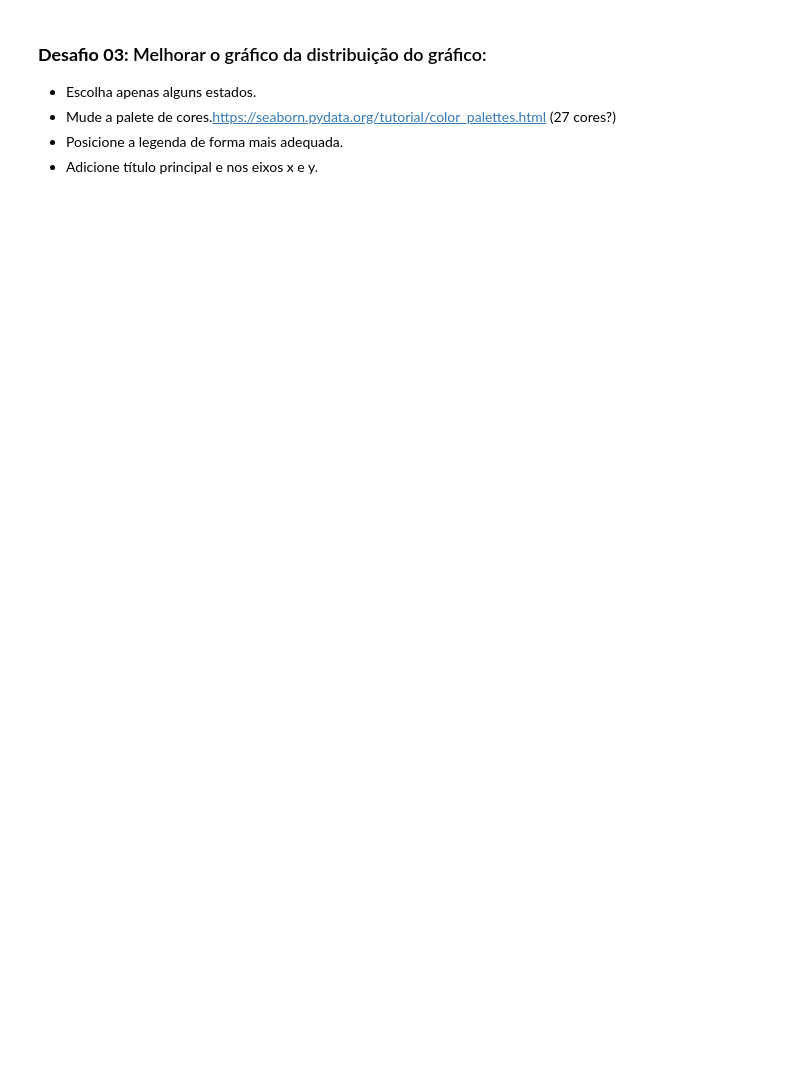
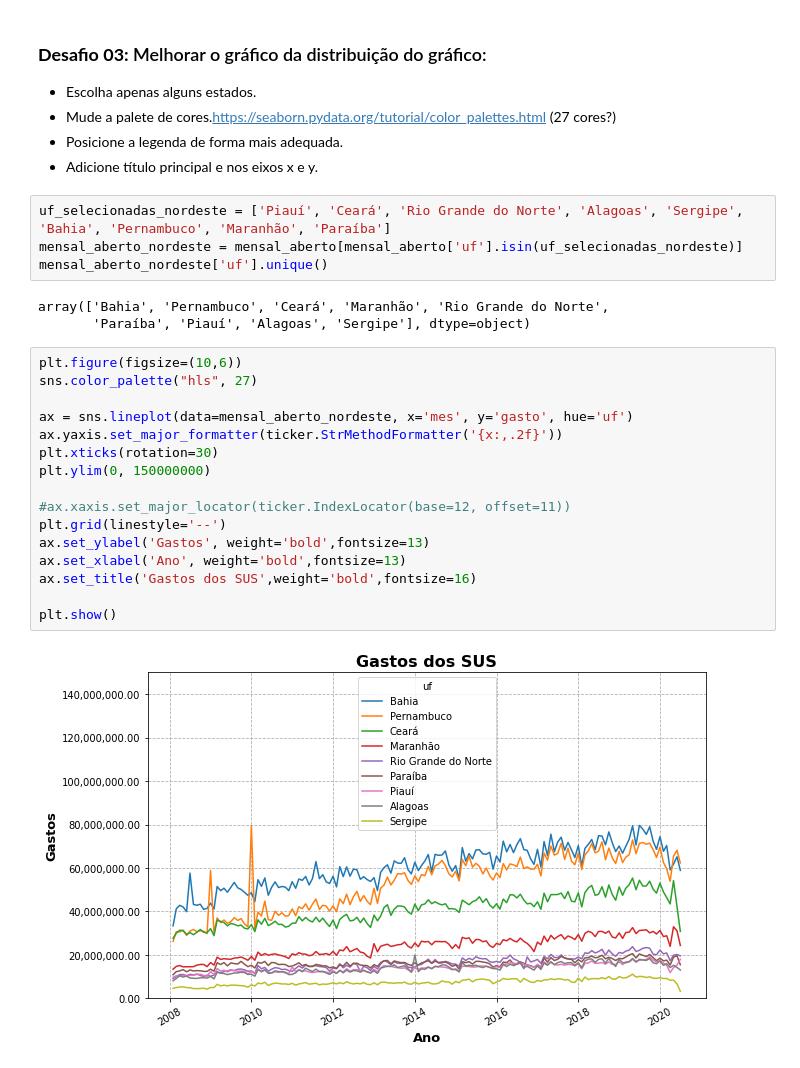
Before and after one commit to gustavopierre/data_science_portfolio, a Jupyter notebook: BootcampAlura_GustavoPierre.ipynb, the cells around one changed output. Cells and saved outputs as stored; diff of their text form; blank space fills up the shorter version.

```diff
--- a/BootcampAlura_GustavoPierre.ipynb
+++ b/BootcampAlura_GustavoPierre.ipynb
@@ -1607,3 +1688,28 @@ plt.show()
 * Mude a palete de cores.[https://seaborn.pydata.org/tutorial/color_palettes.html](https://seaborn.pydata.org/tutorial/color_palettes.html) (27 cores?)
 * Posicione a legenda de forma mais adequada.
 * Adicione título principal e nos eixos x e y.
+# %%
+uf_selecionadas_nordeste = ['Piauí', 'Ceará', 'Rio Grande do Norte', 'Alagoas', 'Sergipe', 'Bahia', 'Pernambuco', 'Maranhão', 'Paraíba']
+mensal_aberto_nordeste = mensal_aberto[mensal_aberto['uf'].isin(uf_selecionadas_nordeste)]
+mensal_aberto_nordeste['uf'].unique()
+# %% [output]
+array(['Bahia', 'Pernambuco', 'Ceará', 'Maranhão', 'Rio Grande do Norte',
+       'Paraíba', 'Piauí', 'Alagoas', 'Sergipe'], dtype=object)
+# %%
+plt.figure(figsize=(10,6))
+sns.color_palette("hls", 27)
+
+ax = sns.lineplot(data=mensal_aberto_nordeste, x='mes', y='gasto', hue='uf')
+ax.yaxis.set_major_formatter(ticker.StrMethodFormatter('{x:,.2f}'))
+plt.xticks(rotation=30)
+plt.ylim(0, 150000000)
+
+#ax.xaxis.set_major_locator(ticker.IndexLocator(base=12, offset=11))
+plt.grid(linestyle='--')
+ax.set_ylabel('Gastos', weight='bold',fontsize=13)
+ax.set_xlabel('Ano', weight='bold',fontsize=13)
+ax.set_title('Gastos dos SUS',weight='bold',fontsize=16)
+
+plt.show()
+# %% [output]
+[figure, added]
```
Also changed, not shown: parts of 9 cells of this notebook.
